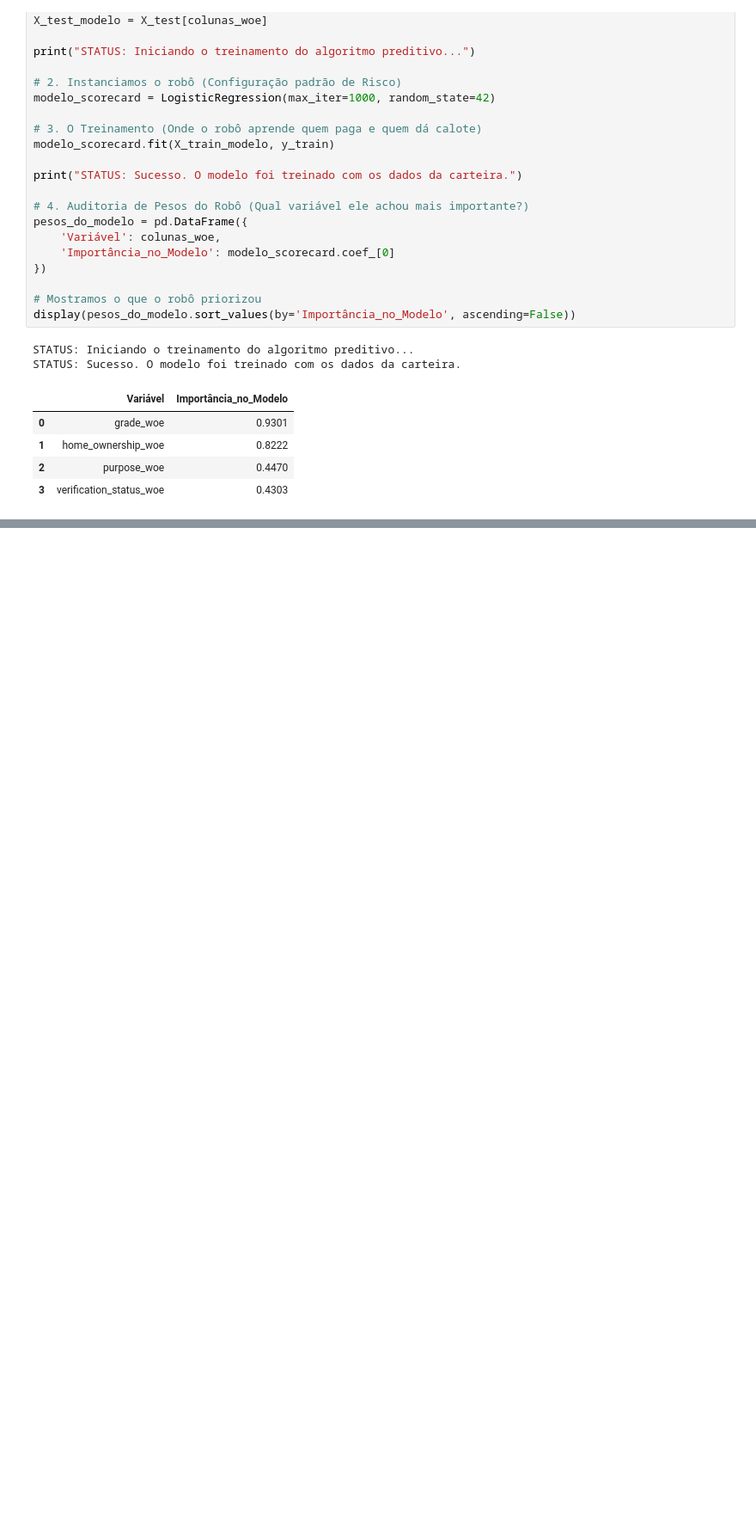
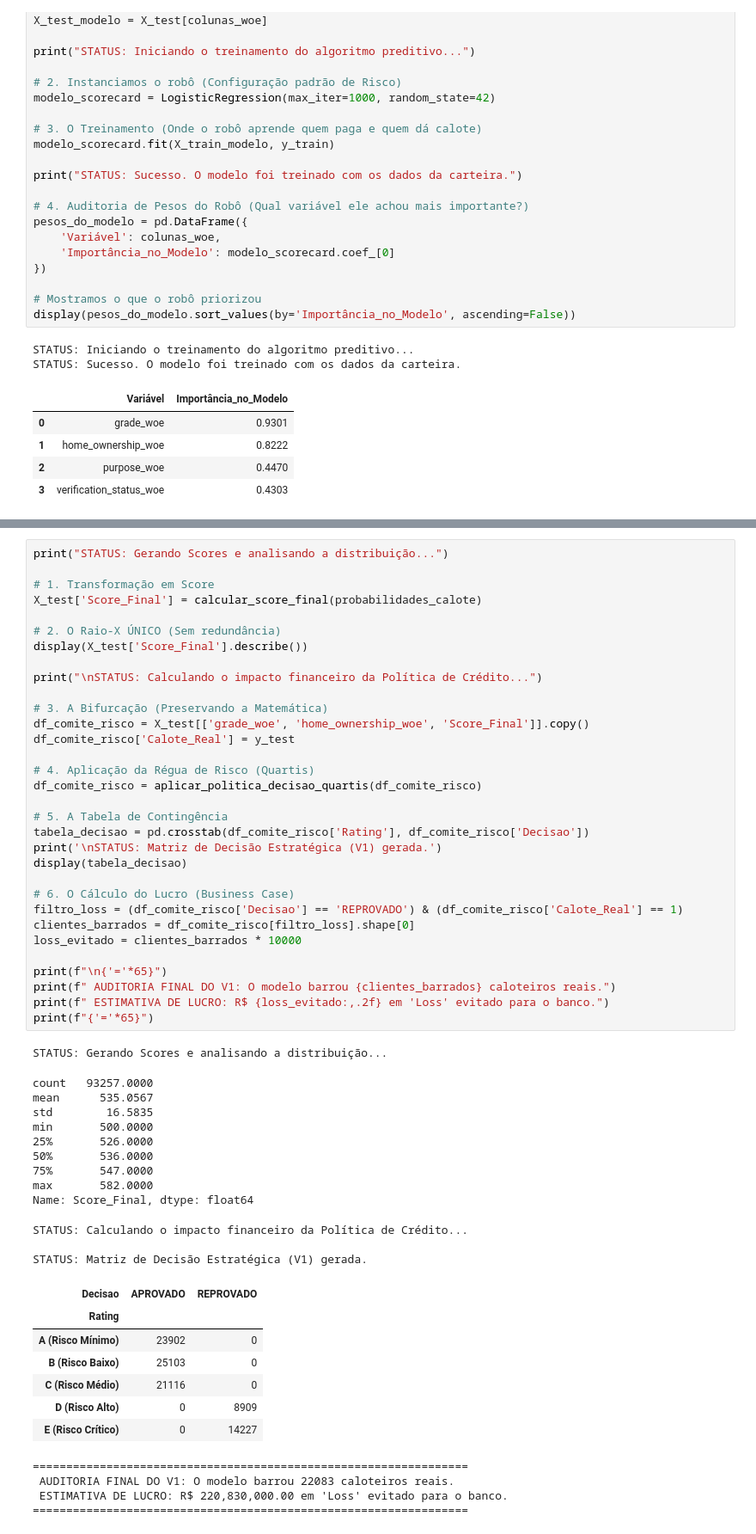
Before and after one commit to igorcarvah/basel_risk_modeling, a Jupyter notebook: notebook/01_Scorecard_V1-Copy1.ipynb, the cells around one changed output, grey strips where cells are left out. Shown at 86% size. Cells and saved outputs as stored; diff of their text form; blank space fills up the shorter version.

```diff
--- a/notebook/01_Scorecard_V1-Copy1.ipynb
+++ b/notebook/01_Scorecard_V1-Copy1.ipynb
@@ -410,0 +381,57 @@ Name: Score_Final, dtype: int64
+# %%
+print("STATUS: Gerando Scores e analisando a distribuição...")
+
+# 1. Transformação em Score
+X_test['Score_Final'] = calcular_score_final(probabilidades_calote)
+
+# 2. O Raio-X ÚNICO (Sem redundância)
+display(X_test['Score_Final'].describe())
+
+print("\nSTATUS: Calculando o impacto financeiro da Política de Crédito...")
+
+# 3. A Bifurcação (Preservando a Matemática)
+df_comite_risco = X_test[['grade_woe', 'home_ownership_woe', 'Score_Final']].copy()
+df_comite_risco['Calote_Real'] = y_test
+
+# 4. Aplicação da Régua de Risco (Quartis)
+df_comite_risco = aplicar_politica_decisao_quartis(df_comite_risco)
+
+# 5. A Tabela de Contingência
+tabela_decisao = pd.crosstab(df_comite_risco['Rating'], df_comite_risco['Decisao'])
+print('\nSTATUS: Matriz de Decisão Estratégica (V1) gerada.')
+display(tabela_decisao)
+
+# 6. O Cálculo do Lucro (Business Case)
+filtro_loss = (df_comite_risco['Decisao'] == 'REPROVADO') & (df_comite_risco['Calote_Real'] == 1)
+clientes_barrados = df_comite_risco[filtro_loss].shape[0]
+loss_evitado = clientes_barrados * 10000
+
+print(f"\n{'='*65}")
+print(f" AUDITORIA FINAL DO V1: O modelo barrou {clientes_barrados} caloteiros reais.")
+print(f" ESTIMATIVA DE LUCRO: R$ {loss_evitado:,.2f} em 'Loss' evitado para o banco.")
+print(f"{'='*65}")
+# %% [output]
+STATUS: Gerando Scores e analisando a distribuição...
+count   93257.0000
+mean      535.0567
+std        16.5835
+min       500.0000
+25%       526.0000
+50%       536.0000
+75%       547.0000
+max       582.0000
+Name: Score_Final, dtype: float64
+STATUS: Calculando o impacto financeiro da Política de Crédito...
+
+STATUS: Matriz de Decisão Estratégica (V1) gerada.
+| Decisao | APROVADO | REPROVADO |
+| Rating |  |  |
+| A (Risco Mínimo) | 23902 | 0 |
+| B (Risco Baixo) | 25103 | 0 |
+| C (Risco Médio) | 21116 | 0 |
+| D (Risco Alto) | 0 | 8909 |
+| E (Risco Crítico) | 0 | 14227 |
+=================================================================
+ AUDITORIA FINAL DO V1: O modelo barrou 22083 caloteiros reais.
+ ESTIMATIVA DE LUCRO: R$ 220,830,000.00 em 'Loss' evitado para o banco.
+=================================================================
```
Also changed, not shown: parts of 8 cells of this notebook, 2 other files.
